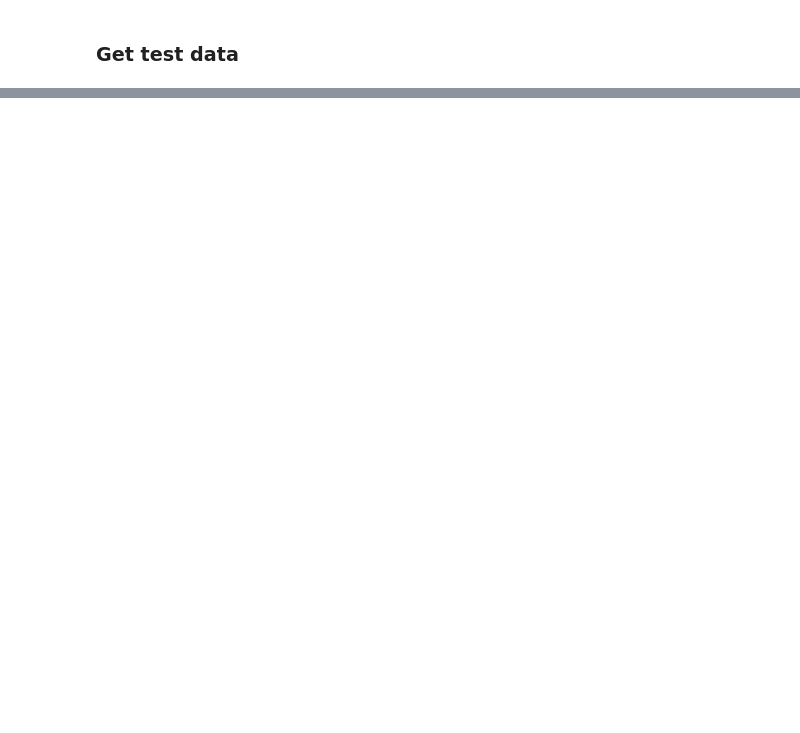
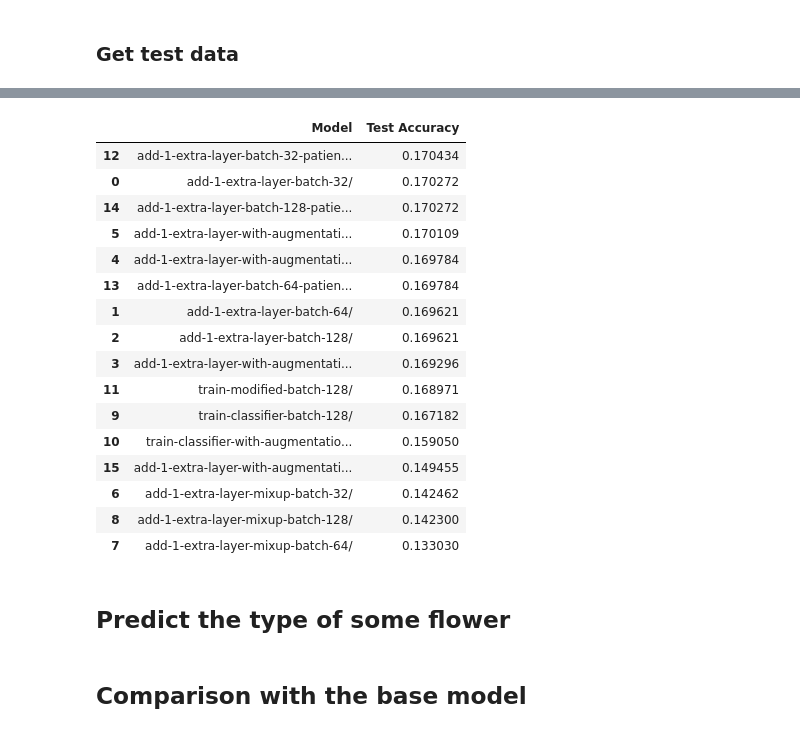
Before and after one commit to kaijun123/Oxford-Flowers, a Jupyter notebook: cnn.ipynb, the cells around one changed output, grey strips where cells are left out. Drawn from its saved outputs; the diff is of its cells as text; code cells hidden in the pictures; blank space fills up the shorter version.

```diff
--- a/cnn.ipynb
+++ b/cnn.ipynb
@@ -559,0 +366,30 @@ label
+# %%
+# write test results to json file
+test_file_path = current_directory + "/test-results.json"
+with open(test_file_path, "a") as f:
+    json.dump(acc_dict, f, indent=4)  # `indent=4` makes the JSON pretty-printed
+# %%
+df = pd.read_json(test_file_path, orient='index')
+df.reset_index(inplace=True)
+df.columns = ['Model', 'Test Accuracy']
+df.sort_values(by="Test Accuracy", ascending=False)
+# %% [output]
+|  | Model | Test Accuracy |
+| 12 | add-1-extra-layer-batch-32-patien... | 0.170434 |
+| 0 | add-1-extra-layer-batch-32/ | 0.170272 |
+| 14 | add-1-extra-layer-batch-128-patie... | 0.170272 |
+| 5 | add-1-extra-layer-with-augmentati... | 0.170109 |
+| 4 | add-1-extra-layer-with-augmentati... | 0.169784 |
+| 13 | add-1-extra-layer-batch-64-patien... | 0.169784 |
+| 1 | add-1-extra-layer-batch-64/ | 0.169621 |
+| 2 | add-1-extra-layer-batch-128/ | 0.169621 |
+| 3 | add-1-extra-layer-with-augmentati... | 0.169296 |
+| 11 | train-modified-batch-128/ | 0.168971 |
+| 9 | train-classifier-batch-128/ | 0.167182 |
+| 10 | train-classifier-with-augmentatio... | 0.159050 |
+| 15 | add-1-extra-layer-with-augmentati... | 0.149455 |
+| 6 | add-1-extra-layer-mixup-batch-32/ | 0.142462 |
+| 8 | add-1-extra-layer-mixup-batch-128/ | 0.142300 |
+| 7 | add-1-extra-layer-mixup-batch-64/ | 0.133030 |
+# %% [markdown]
+## Predict the type of some flower
@@ -559,0 +401,2 @@ label
+# %% [markdown]
+## Comparison with the base model
```
Also changed, not shown: parts of 67 cells of this notebook, 27 other files.
